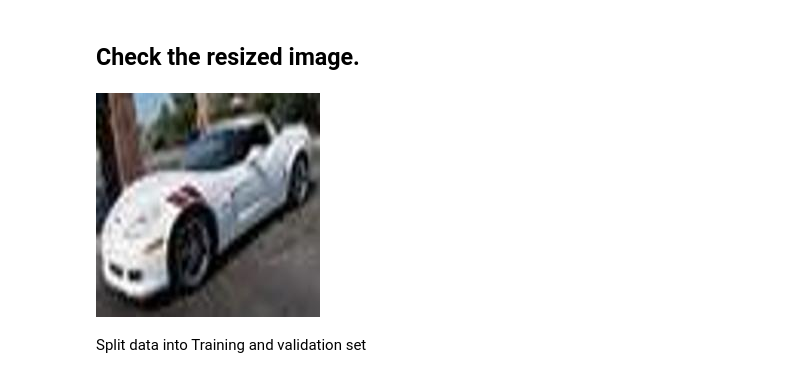
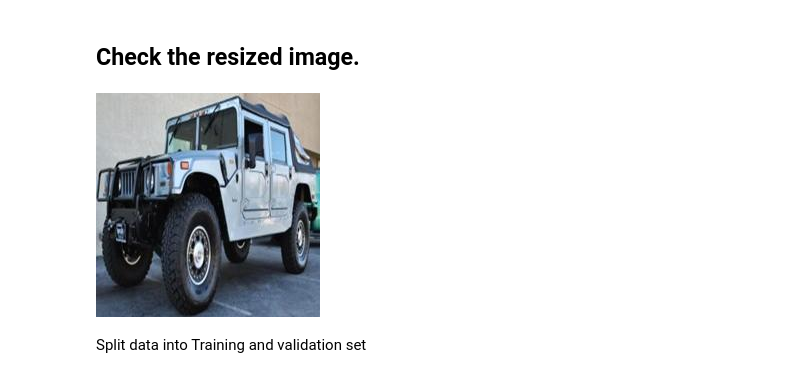
Before and after one commit to belanasaikiran/Team-6-Big-Data-Project, a Jupyter notebook: temp/Car_Make_Model_Detection_Classification_Sequential.ipynb, the cells around one changed output. Drawn from its saved outputs; the diff is of its cells as text; code cells hidden in the pictures.

```diff
--- a/temp/Car_Make_Model_Detection_Classification_Sequential.ipynb
+++ b/temp/Car_Make_Model_Detection_Classification_Sequential.ipynb
@@ -341,10 +344,10 @@ train_data_resized.head()
 # %% [markdown]
 ## Check the resized image.
 # %%
-scaled_img = tf.keras.preprocessing.image.load_img('DataSet/croppedResizedImages/00097.jpg')
+scaled_img = tf.keras.preprocessing.image.load_img('DataSet/croppedResizedImages/train/1/00163.jpg')
 scaled_img
 # %% [output]
-[figure, old version]
+[figure, new version]
 # %% [markdown]
 Split data into Training and validation set
 # %%
```
Also changed, not shown: parts of 53 cells of this notebook.
